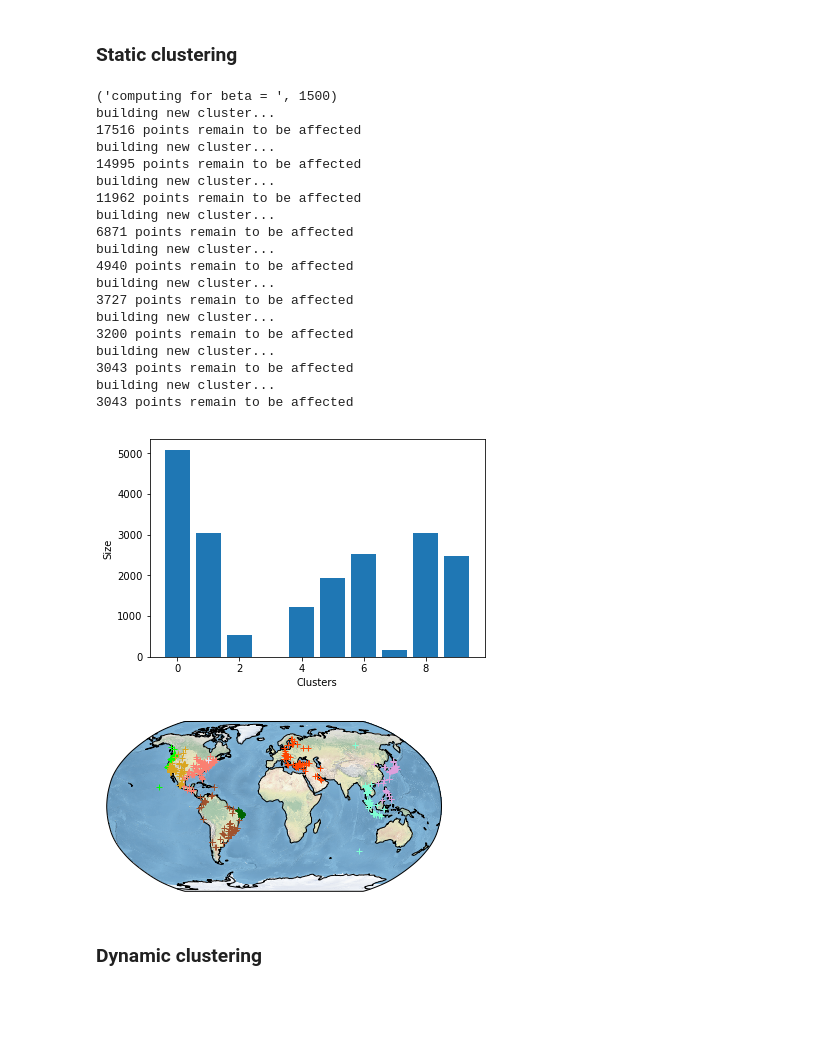
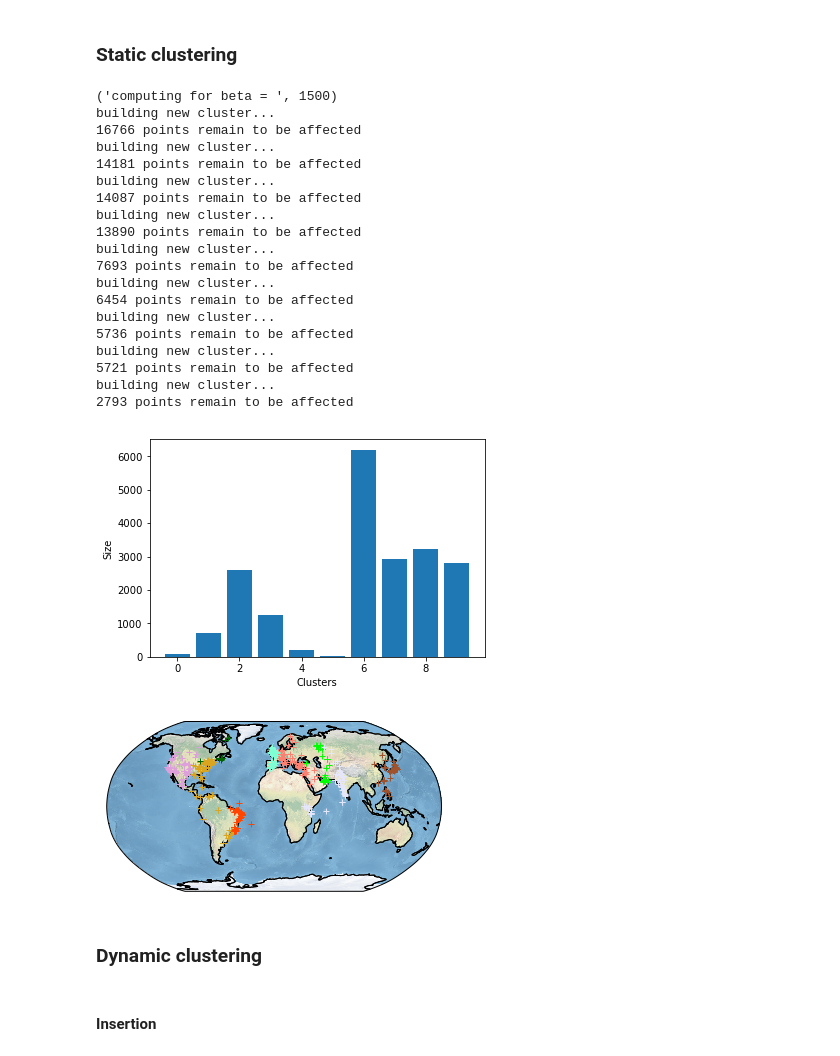
Before and after one commit to AdeleMortier/KCenters, a Jupyter notebook: Fully Dynamic k-center Clustering.ipynb, the cells around one changed output. Cells and saved outputs as stored; diff of their text form; code cells hidden in the pictures; blank space fills up the shorter version.

Commit message:
dynamic clustering done

```diff
--- a/Fully Dynamic k-center Clustering.ipynb
+++ b/Fully Dynamic k-center Clustering.ipynb
@@ -190,46 +190,49 @@ from copy import deepcopy
 
 def build_beta_clustering(k, beta, dataset_ids):
     clusters = {point_id : -1 for point_id in dataset_ids}
+    order = []
     d = deepcopy(dataset_ids)
     for i in range(0, k):
         if not d:
             break
         center_id = random.choice(dataset_ids)
+        order.append(center_id)
         d, clusters = build_cluster(center_id, beta, d, clusters)
-    return clusters
+    return clusters, order
 # %%
 def build_whole_clustering(k, betas, dataset_ids):
-    clustering = {}
+    clustering, ordering = {}, {}
     for beta in betas:
         print('computing for beta = ', beta)
-        clusters = build_beta_clustering(k, beta, dataset_ids)
+        clusters, order  = build_beta_clustering(k, beta, dataset_ids)
+        ordering[beta] = order
         clustering[beta] = clusters
-    return clustering
+    return clustering, ordering
 # %%
-clustering = build_whole_clustering(9, [1500], random.sample(list(range(0, 1000000)), 20000))
+beta_test = 1500
+clustering, ordering = build_whole_clustering(9, [beta_test], random.sample(list(range(0, 1000000)), 20000))
 # %% [output]
 ('computing for beta = ', 1500)
 building new cluster...
-17516 points remain to be affected
+16766 points remain to be affected
 building new cluster...
-14995 points remain to be affected
+14181 points remain to be affected
 building new cluster...
-11962 points remain to be affected
+14087 points remain to be affected
 building new cluster...
-6871 points remain to be affected
+13890 points remain to be affected
 building new cluster...
-4940 points remain to be affected
+7693 points remain to be affected
 building new cluster...
-3727 points remain to be affected
+6454 points remain to be affected
 building new cluster...
-3200 points remain to be affected
+5736 points remain to be affected
 building new cluster...
-3043 points remain to be affected
+5721 points remain to be affected
 building new cluster...
-3043 points remain to be affected
+2793 points remain to be affected
 # %%
-def plot_cluster_sizes(beta, clustering):
-    clusters = clustering[beta]
+def plot_cluster_sizes(clusters):
     counts = defaultdict(int)
     for point_id, center_id in clusters.items():
         counts[center_id] += 1
@@ -238,7 +241,7 @@ def plot_cluster_sizes(beta, clustering):
     plt.xlabel('Clusters')
     plt.show()
 # %%
-plot_cluster_sizes(1500, clustering)
+plot_cluster_sizes(clustering[beta_test])
 # %% [output]
-[figure, old version]
+[figure, new version]
 # %%
@@ -260,9 +261,11 @@ def plot_clusters_on_map(clusters):
         plt.plot(latitudes, longitudes, '+', transform=ccrs.PlateCarree(), color=c)
     plt.show()
 # %%
-plot_clusters_on_map(clustering[1500])
+plot_clusters_on_map(clustering[beta_test], ordering[beta_test])
 # %% [output]
-[figure, old version]
+[figure, new version]
 # %% [markdown]
 ### Dynamic clustering
+# %% [markdown]
+#### Insertion
 # %%
```
Also changed, not shown: parts of 11 cells of this notebook.
